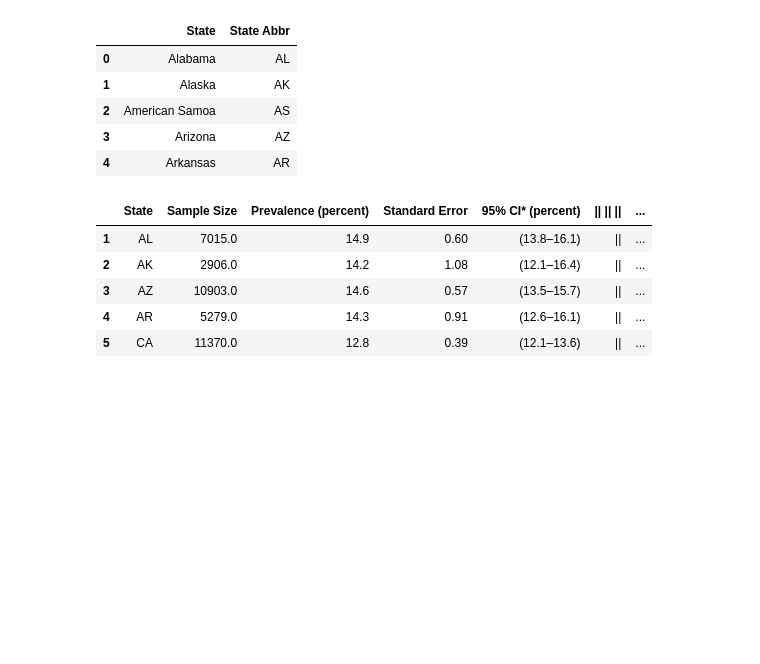
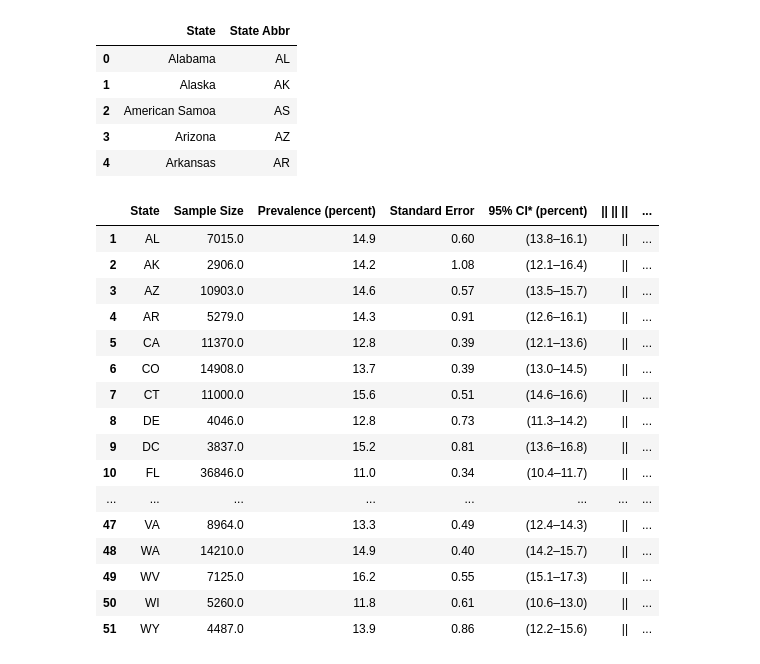
Before and after one commit to emilou1981/ETL-Project, a Jupyter notebook: Asthma.ipynb, the cells around one changed output. Cells and saved outputs as stored; diff of their text form; code cells hidden in the pictures; blank space fills up the shorter version.

```diff
--- a/Asthma.ipynb
+++ b/Asthma.ipynb
@@ -21,27 +21,41 @@ states_abbr.head()
 # %%
 #2016 Adult Asthma
 url_2016 = 'https://www.cdc.gov/asthma/brfss/2016/tableL1.htm'
 
 df_2016 = pd.read_html(url_2016)
 
 df_asthma_2016=df_2016[0]
 
 asthma_2016 =df_asthma_2016.iloc[1:]
 
 #list(asthma_2016.columns)
 
 asthma_2016 = asthma_2016.rename(columns={'Sample Size §':'Sample Size'})
 asthma_2016.drop(asthma_2016.index[51], inplace=True)
+asthma_2016.drop(asthma_2016.index[53], inplace=True)
+asthma_2016.drop(asthma_2016.index[52], inplace=True)
+asthma_2016.drop(asthma_2016.index[51], inplace=True)
 
 asthma_2016['Year']='2016'
-asthma_2016.head()
+asthma_2016
 # %% [output]
 |  | State | Sample Size | Prevalence (percent) | Standard Error | 95% CI* (percent) | || || || | ... |
 | 1 | AL | 7015.0 | 14.9 | 0.60 | (13.8–16.1) | || | ... |
 | 2 | AK | 2906.0 | 14.2 | 1.08 | (12.1–16.4) | || | ... |
 | 3 | AZ | 10903.0 | 14.6 | 0.57 | (13.5–15.7) | || | ... |
 | 4 | AR | 5279.0 | 14.3 | 0.91 | (12.6–16.1) | || | ... |
 | 5 | CA | 11370.0 | 12.8 | 0.39 | (12.1–13.6) | || | ... |
+| 6 | CO | 14908.0 | 13.7 | 0.39 | (13.0–14.5) | || | ... |
+| 7 | CT | 11000.0 | 15.6 | 0.51 | (14.6–16.6) | || | ... |
+| 8 | DE | 4046.0 | 12.8 | 0.73 | (11.3–14.2) | || | ... |
+| 9 | DC | 3837.0 | 15.2 | 0.81 | (13.6–16.8) | || | ... |
+| 10 | FL | 36846.0 | 11.0 | 0.34 | (10.4–11.7) | || | ... |
+| ... | ... | ... | ... | ... | ... | ... | ... |
+| 47 | VA | 8964.0 | 13.3 | 0.49 | (12.4–14.3) | || | ... |
+| 48 | WA | 14210.0 | 14.9 | 0.40 | (14.2–15.7) | || | ... |
+| 49 | WV | 7125.0 | 16.2 | 0.55 | (15.1–17.3) | || | ... |
+| 50 | WI | 5260.0 | 11.8 | 0.61 | (10.6–13.0) | || | ... |
+| 51 | WY | 4487.0 | 13.9 | 0.86 | (12.2–15.6) | || | ... |
 # %%
 #2015 Adult Asthma
 url_2015 = 'https://www.cdc.gov/asthma/brfss/2015/tableL1.html'
```
Also changed, not shown: parts of 4 cells of this notebook.
